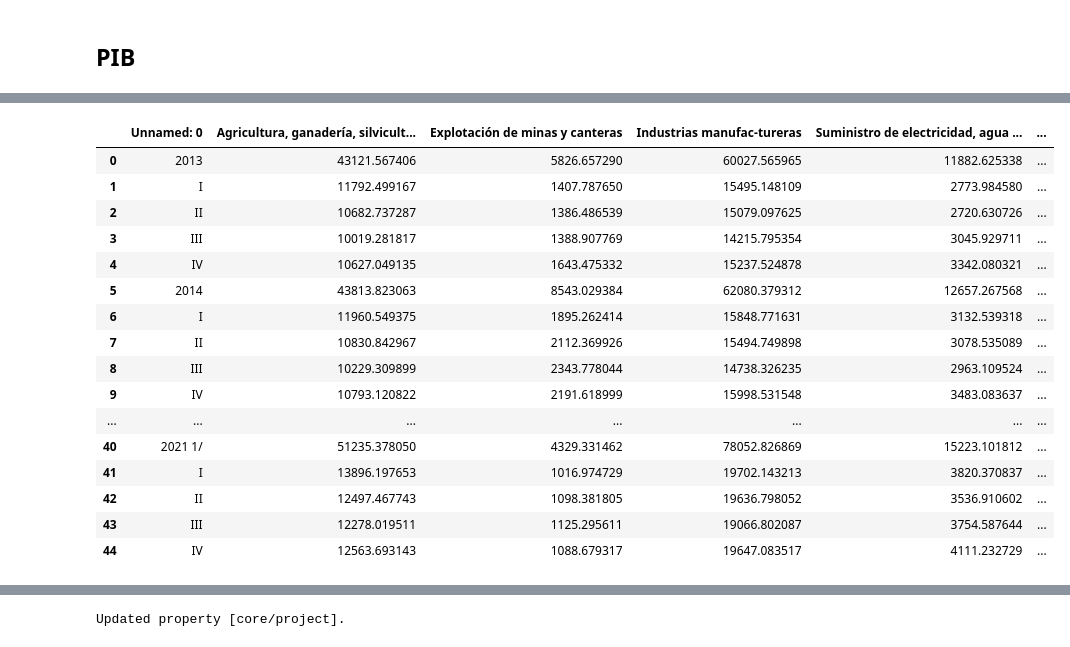
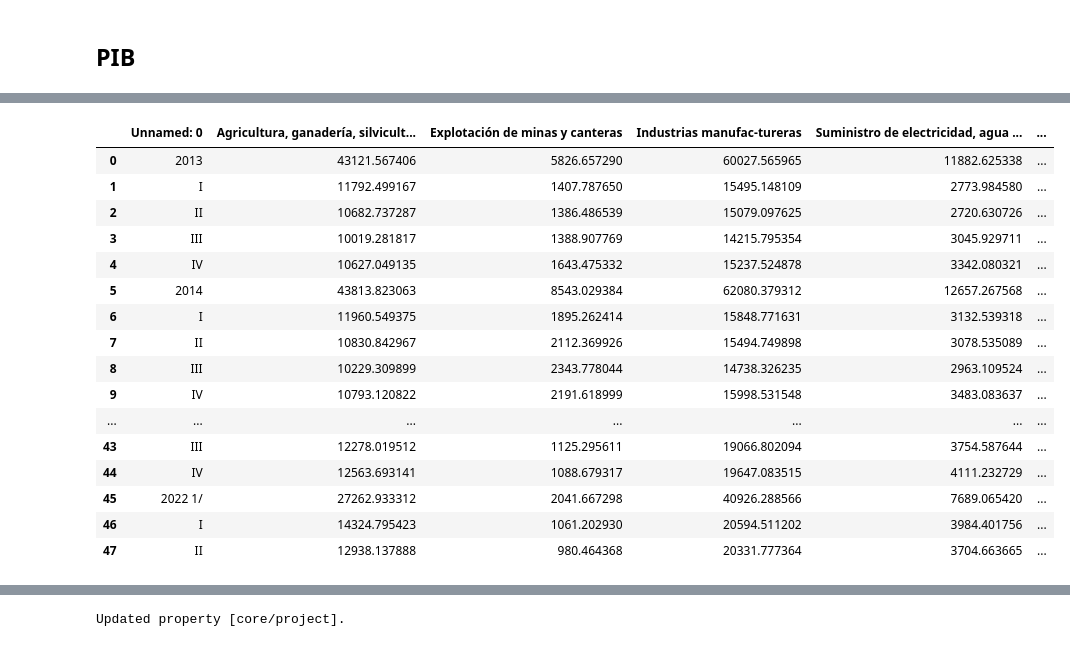
Before and after one commit to UFM-Market-Trends/UFM-Market-Trends-SDK, a Jupyter notebook: examples/1_Actividad_Económica.ipynb, the cells around one changed output, grey strips where cells are left out. Saved outputs shown, nothing was run; the diff lists cells and outputs as text; code cells hidden in the pictures.

```diff
--- a/examples/1_Actividad_Económica.ipynb
+++ b/examples/1_Actividad_Económica.ipynb
@@ -34,35 +16,35 @@ Successfully installed ufmtrends-sdk-0.0.5
 # %%
 # "PIB - Gráficas y Cuadros Estadísticos"
-gdp_url = "https://www.banguat.gob.gt/sites/default/files/banguat/cuentasnac/PIB2013/CNT_cuadros_al_4T_2021.xlsx"
+gdp_url = "https://www.banguat.gob.gt/sites/default/files/banguat/cuentasnac/PIB2013/CNT_cuadros_al_2T_2022.xlsx"
 
 gdp_sheet_name=2
 gdp_skip_rows = range(6) # Ignorar 5 filas del encabezado (range/array parameter)
 gdp_skip_footer = 3 # Ignorar 3 líneas del pie de página (int parameter)
 
 gdp_quarterly_df = pd.read_excel(gdp_url,
                               sheet_name=gdp_sheet_name,
                               skiprows=gdp_skip_rows,
                               skipfooter=gdp_skip_footer#, engine='pyxlsb'
                               )
 gdp_quarterly_df
 # %% [output]
 |  | Unnamed: 0 | Agricultura, ganadería, silvicult... | Explotación de minas y canteras | Industrias manufac-tureras | Suministro de electricidad, agua ... | ... |
 | 0 | 2013 | 43121.567406 | 5826.657290 | 60027.565965 | 11882.625338 | ... |
 | 1 | I | 11792.499167 | 1407.787650 | 15495.148109 | 2773.984580 | ... |
 | 2 | II | 10682.737287 | 1386.486539 | 15079.097625 | 2720.630726 | ... |
 | 3 | III | 10019.281817 | 1388.907769 | 14215.795354 | 3045.929711 | ... |
 | 4 | IV | 10627.049135 | 1643.475332 | 15237.524878 | 3342.080321 | ... |
 | 5 | 2014 | 43813.823063 | 8543.029384 | 62080.379312 | 12657.267568 | ... |
 | 6 | I | 11960.549375 | 1895.262414 | 15848.771631 | 3132.539318 | ... |
 | 7 | II | 10830.842967 | 2112.369926 | 15494.749898 | 3078.535089 | ... |
 | 8 | III | 10229.309899 | 2343.778044 | 14738.326235 | 2963.109524 | ... |
 | 9 | IV | 10793.120822 | 2191.618999 | 15998.531548 | 3483.083637 | ... |
 | ... | ... | ... | ... | ... | ... | ... |
-| 40 | 2021 1/ | 51235.378050 | 4329.331462 | 78052.826869 | 15223.101812 | ... |
-| 41 | I | 13896.197653 | 1016.974729 | 19702.143213 | 3820.370837 | ... |
-| 42 | II | 12497.467743 | 1098.381805 | 19636.798052 | 3536.910602 | ... |
-| 43 | III | 12278.019511 | 1125.295611 | 19066.802087 | 3754.587644 | ... |
-| 44 | IV | 12563.693143 | 1088.679317 | 19647.083517 | 4111.232729 | ... |
+| 43 | III | 12278.019512 | 1125.295611 | 19066.802094 | 3754.587644 | ... |
+| 44 | IV | 12563.693141 | 1088.679317 | 19647.083515 | 4111.232729 | ... |
+| 45 | 2022 1/ | 27262.933312 | 2041.667298 | 40926.288566 | 7689.065420 | ... |
+| 46 | I | 14324.795423 | 1061.202930 | 20594.511202 | 3984.401756 | ... |
+| 47 | II | 12938.137888 | 980.464368 | 20331.777364 | 3704.663665 | ... |
 # %%
 '''
 (En general, Banguat mantiene un formato  consistente. Aún así, como analistas hemos de tener
```
Also changed, not shown: parts of 19 cells of this notebook.
